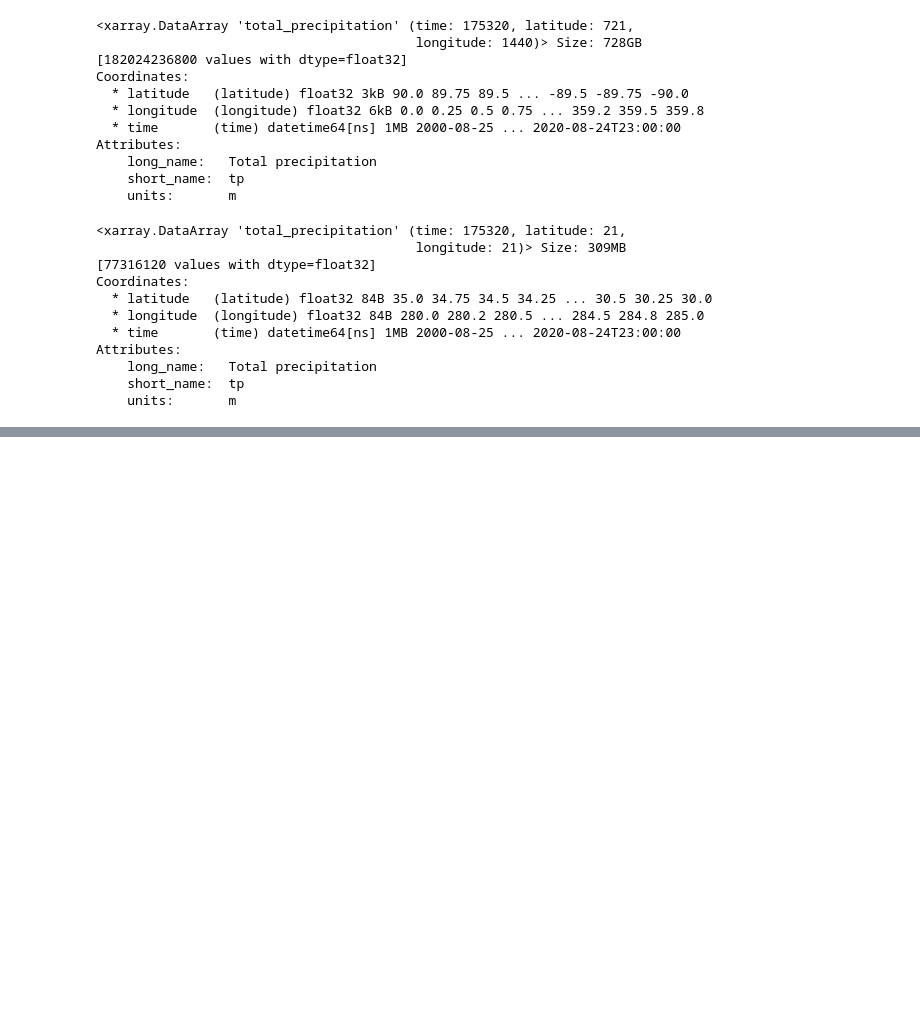
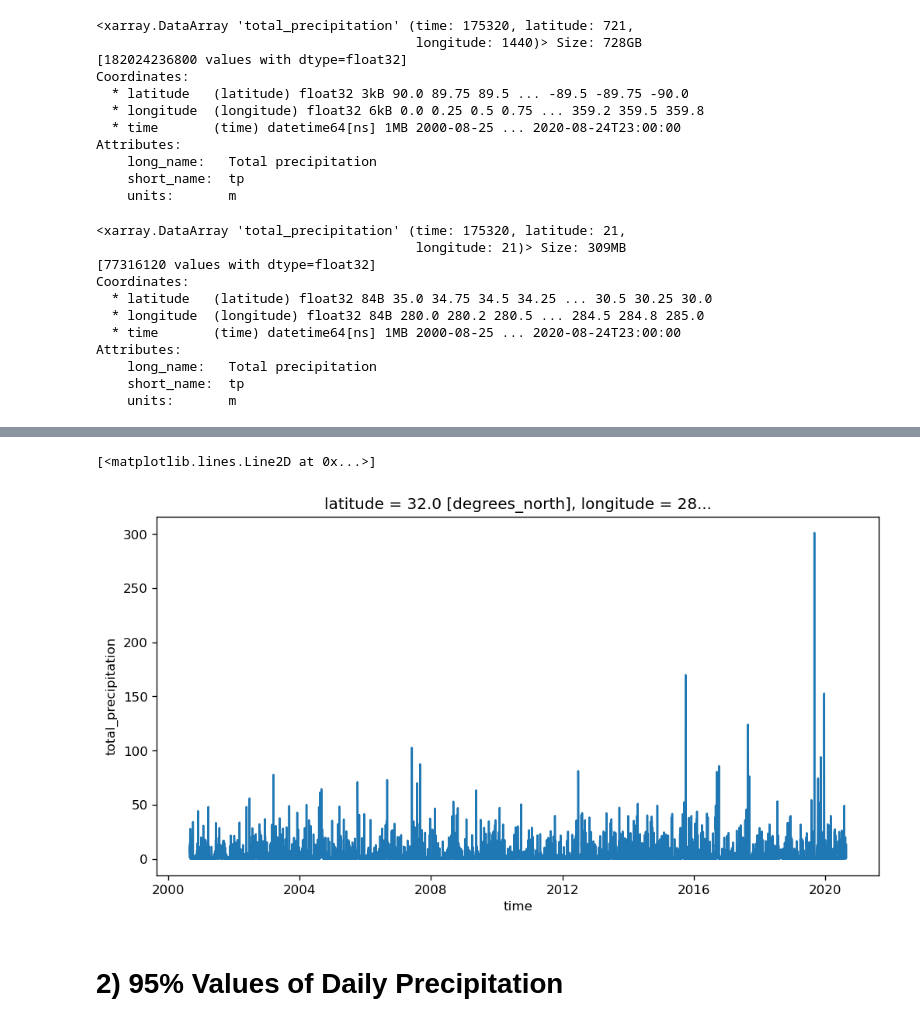
Before and after one commit to alyhall09/ATMS-523-Module-2, a Jupyter notebook: Module2HW.ipynb, the cells around one changed output, grey strips where cells are left out. Drawn from its saved outputs; the diff is of its cells as text; code cells hidden in the pictures; blank space fills up the shorter version.

```diff
--- a/Module2HW.ipynb
+++ b/Module2HW.ipynb
@@ -106,4 +124,9 @@ dsss_daily
 # %%
-dsss_daily.sel(latitude=32, longitude=-80+360).plot
+dsss_daily.sel(latitude=32, longitude=-80+360).plot()
+# %% [output]
+[<matplotlib.lines.Line2D at 0x...>]
+[figure, added]
 # %%
 dsss_daily.to_netcdf('era5_CHS_precip_08252000_08242020.nc')
+# %% [markdown]
+# 2) 95% Values of Daily Precipitation
```
Also changed, not shown: parts of 5 cells of this notebook, 2 other files.
